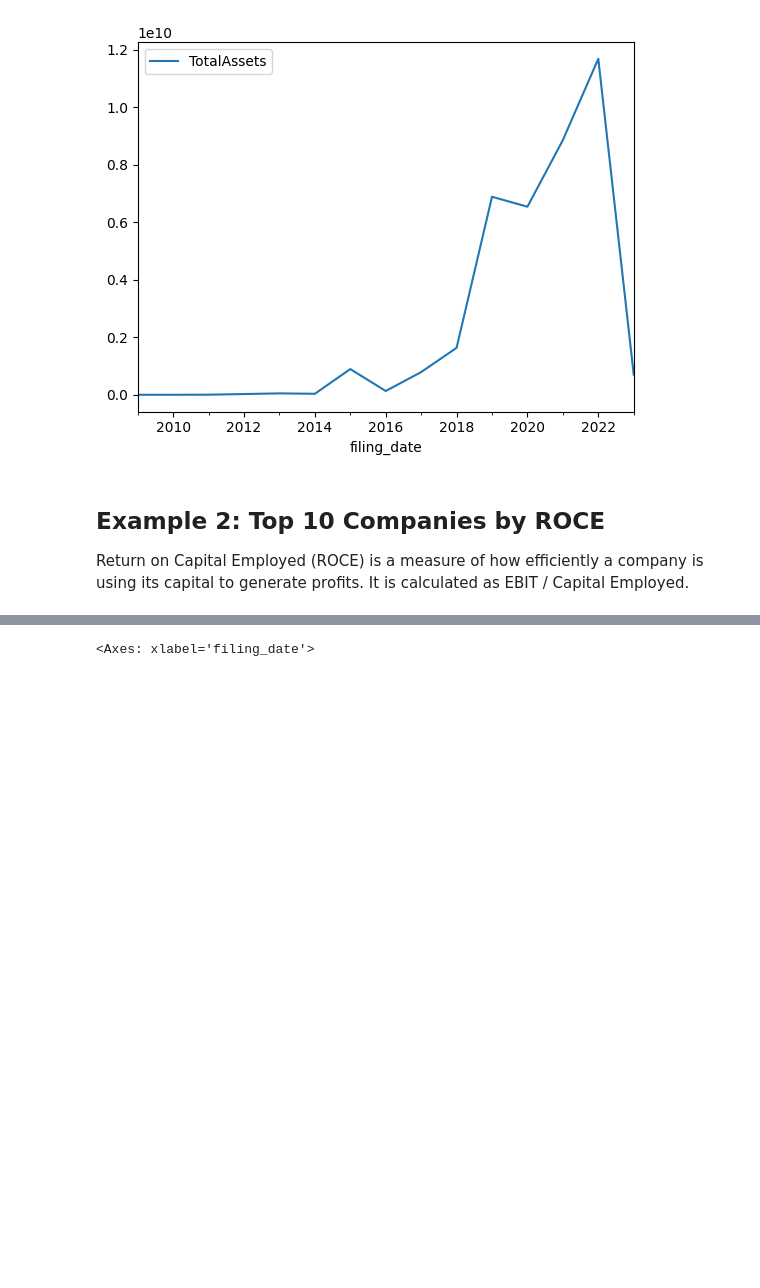
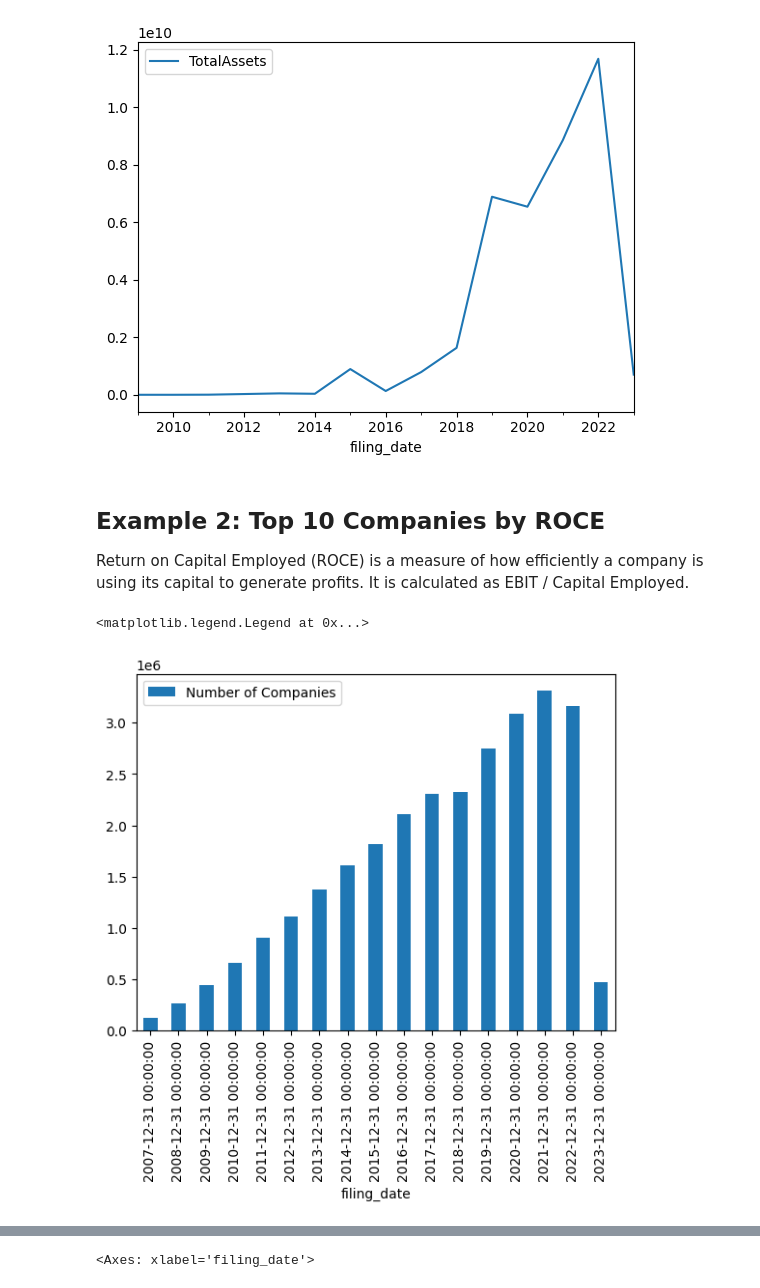
Before and after one commit to jstammers/companies-house-abm, a Jupyter notebook: notebooks/example_queries.ipynb, the cells around one changed output, grey strips where cells are left out. Drawn from its saved outputs; the diff is of its cells as text; code cells hidden in the pictures; blank space fills up the shorter version.

```diff
--- a/notebooks/example_queries.ipynb
+++ b/notebooks/example_queries.ipynb
@@ -123,0 +85,7 @@ capital = con.execute("""SELECT name, count(distinct company) as num_companies,
+# %%
+yearly_companies = num_companies.set_index('filing_date').resample('Y').sum().query('filing_date > "2007-01-01"')
+yearly_companies.plot(kind='bar')
+plt.legend(["Number of Companies"])
+# %% [output]
+<matplotlib.legend.Legend at 0x...>
+[figure, added]
```
Also changed, not shown: parts of 23 cells of this notebook, 7 other files.
